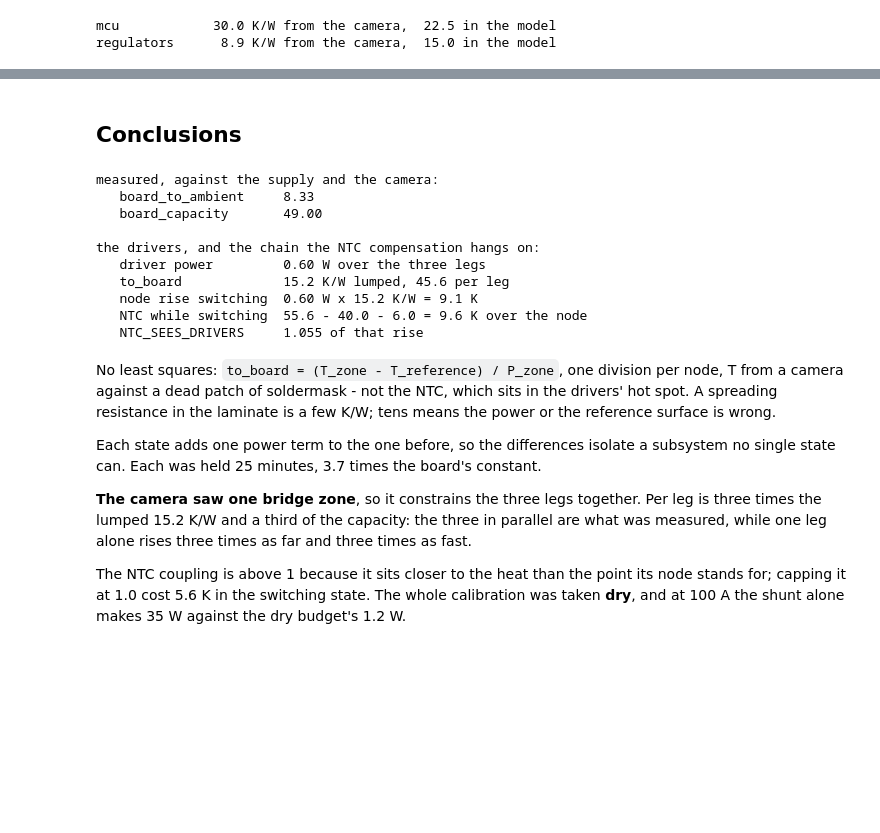
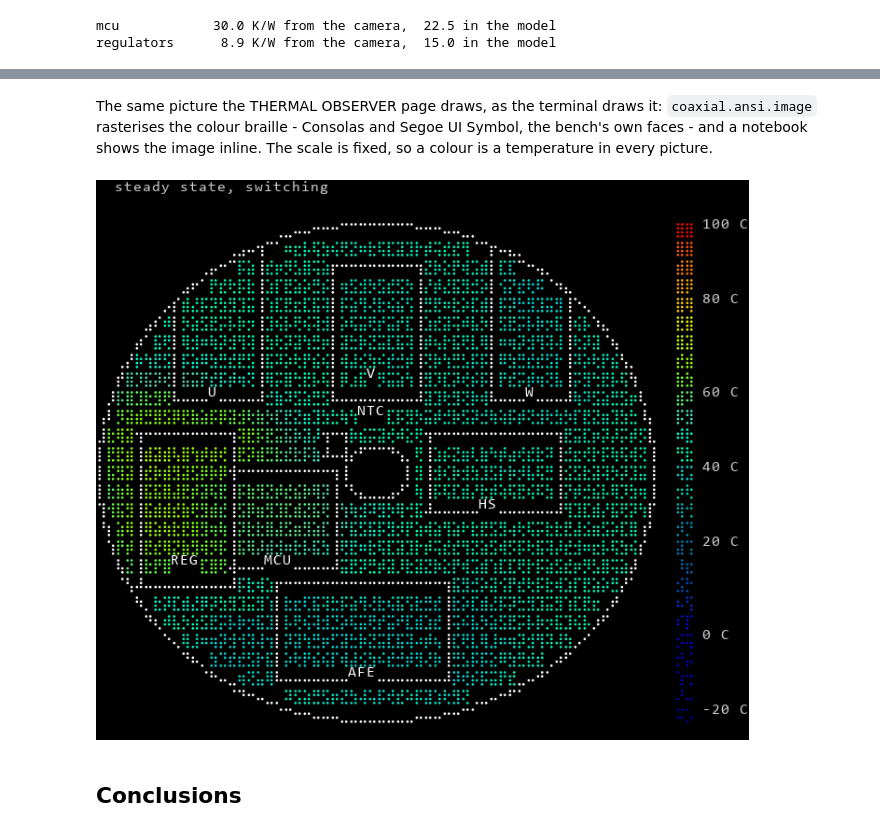
Before and after one commit to rogerisaksson/coaxial_63100, a Jupyter notebook: notebook_examples/thermal_model.ipynb, the cells around one changed output, grey strips where cells are left out. Drawn from its saved outputs; the diff is of its cells as text; code cells hidden in the pictures; blank space fills up the shorter version.

```diff
--- a/notebook_examples/thermal_model.ipynb
+++ b/notebook_examples/thermal_model.ipynb
@@ -107,41 +86,11 @@ print(thermalmap.render({n: steady[n] for n in thermal.NODES}, steady['board'],
-# %% [markdown]
-## Conclusions
-# %%
-print('measured, against the supply and the camera:')
-for name in ('board_to_ambient', 'board_capacity'):
-    print('   %-20s %.2f' % (name, thermal.CFG[name]))
-print()
-print('the drivers, and the chain the NTC compensation hangs on:')
-watts = sum(thermal.POWER_SWITCHING[n] for n in thermal.DRIVERS)
-lumped = thermal.DRIVER_RISE_SWITCHING / watts
-print('   %-20s %.2f W over the three legs' % ('driver power', watts))
-print('   %-20s %.1f K/W lumped, %.1f per leg'
-      % ('to_board', lumped, thermal.CFG['to_board']['driver_u']))
-print('   %-20s %.2f W x %.1f K/W = %.1f K'
-      % ('node rise switching', watts, lumped, thermal.DRIVER_RISE_SWITCHING))
-print('   %-20s %.1f - %.1f - %.1f = %.1f K over the node'
-      % ('NTC while switching', thermal.MEASURED['switching']['ntc'],
-         thermal.MEASURED['switching']['board'], thermal.NTC_OFFSET,
-         thermal.MEASURED['switching']['ntc'] - thermal.MEASURED['switching']['board']
-         - thermal.NTC_OFFSET))
-print('   %-20s %.3f of that rise'
-      % ('NTC_SEES_DRIVERS', thermal.NTC_SEES_DRIVERS))
-# %% [output]
-measured, against the supply and the camera:
-   board_to_ambient     8.33
-   board_capacity       49.00
-
-the drivers, and the chain the NTC compensation hangs on:
-   driver power         0.60 W over the three legs
-   to_board             15.2 K/W lumped, 45.6 per leg
-   node rise switching  0.60 W x 15.2 K/W = 9.1 K
-   NTC while switching  55.6 - 40.0 - 6.0 = 9.6 K over the node
-   NTC_SEES_DRIVERS     1.055 of that rise
-# %% [markdown]
-No least squares: `to_board = (T_zone - T_reference) / P_zone`, one division per node, T from a camera against a dead patch of soldermask - not the NTC, which sits in the drivers' hot spot. A spreading resistance in the laminate is a few K/W; tens means the power or the reference surface is wrong.
-
-Each state adds one power term to the one before, so the differences isolate a subsystem no single state can. Each was held 25 minutes, 3.7 times the board's constant.
-
-**The camera saw one bridge zone**, so it constrains the three legs together. Per leg is three times the lumped 15.2 K/W and a third of the capacity: the three in parallel are what was measured, while one leg alone rises three times as far and three times as fast.
-
-The NTC coupling is above 1 because it sits closer to the heat than the point its node stands for; capping it at 1.0 cost 5.6 K in the switching state. The whole calibration was taken **dry**, and at 100 A the shunt alone makes 35 W against the dry budget's 1.2 W.
+# %% [markdown]
+The same picture the THERMAL OBSERVER page draws, as the terminal draws it: `coaxial.ansi.image` rasterises the colour braille - Consolas and Segoe UI Symbol, the bench's own faces - and a notebook shows the image inline. The scale is fixed, so a colour is a temperature in every picture.
+# %%
+from coaxial import ansi, thermalmap
+
+ansi.image(thermalmap.render({n: steady[n] for n in thermal.NODES}, steady['board'],
+                             cells=60, colour=True, title='steady state, switching'))
+# %% [output]
+[figure, added]
+# %% [markdown]
+## Conclusions
```
Also changed, not shown: parts of 27 cells of this notebook, 12 other files.
